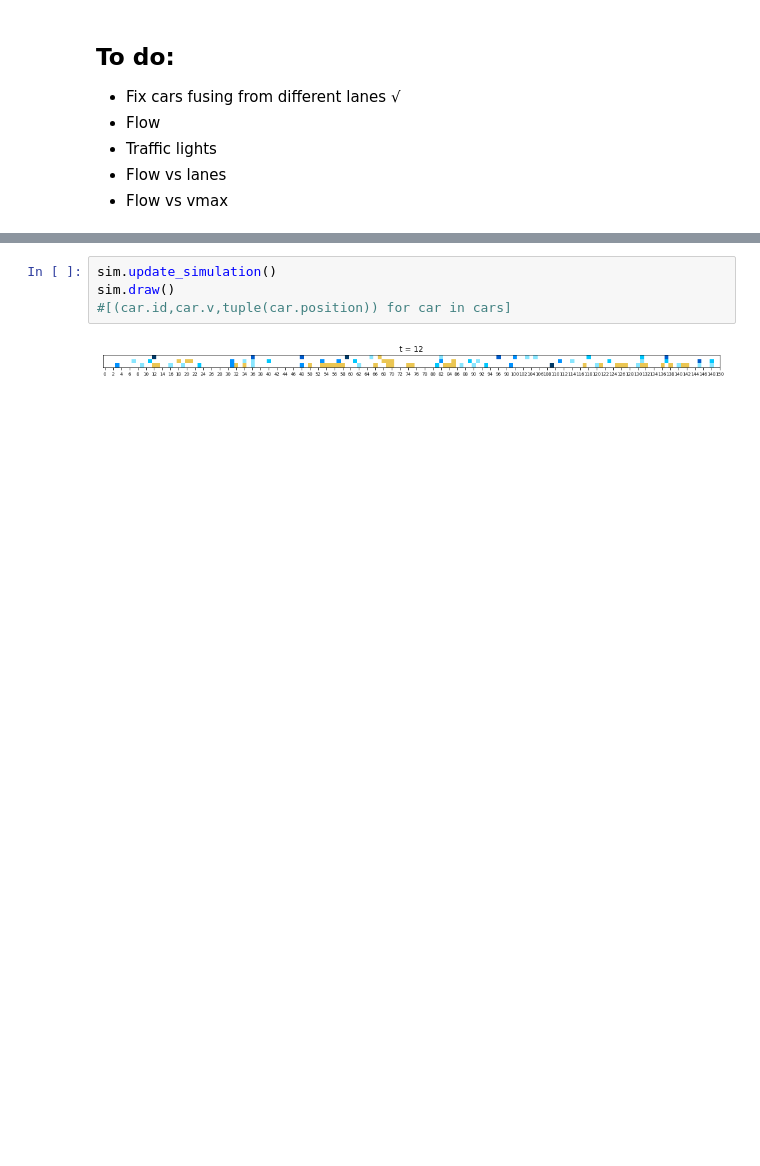
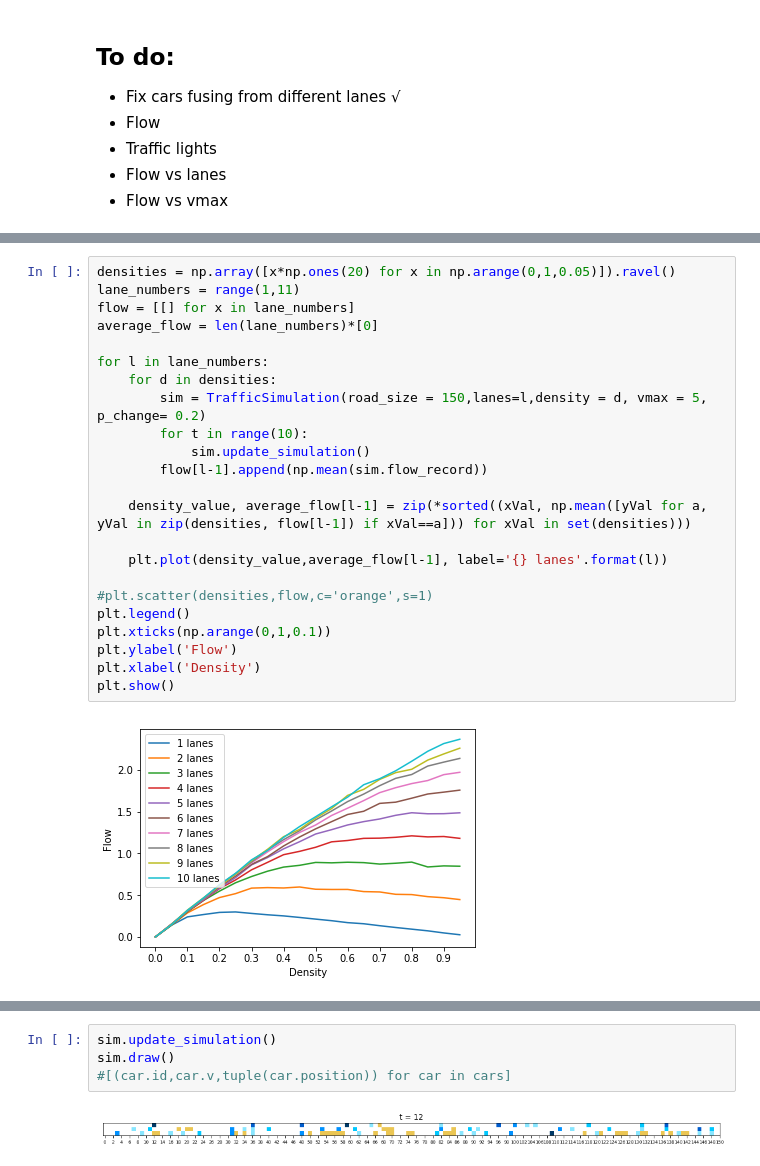
Before and after one commit to Ngort/CS166, a Jupyter notebook: MS_TrafficSimulation_2_lanes.ipynb, the cells around one changed output, grey strips where cells are left out. Cells and saved outputs as stored; diff of their text form; blank space fills up the shorter version.

Commit message:
Flow, minor adjustments

```diff
--- a/MS_TrafficSimulation_2_lanes.ipynb
+++ b/MS_TrafficSimulation_2_lanes.ipynb
@@ -313,0 +373,25 @@ ani.save('traffic2d_simulation.mp4',writer=writer)
+# %%
+densities = np.array([x*np.ones(20) for x in np.arange(0,1,0.05)]).ravel()
+lane_numbers = range(1,11)
+flow = [[] for x in lane_numbers]
+average_flow = len(lane_numbers)*[0]
+
+for l in lane_numbers:
+    for d in densities:
+        sim = TrafficSimulation(road_size = 150,lanes=l,density = d, vmax = 5, p_change= 0.2)
+        for t in range(10):
+            sim.update_simulation()
+        flow[l-1].append(np.mean(sim.flow_record))
+
+    density_value, average_flow[l-1] = zip(*sorted((xVal, np.mean([yVal for a, yVal in zip(densities, flow[l-1]) if xVal==a])) for xVal in set(densities)))
+
+    plt.plot(density_value,average_flow[l-1], label='{} lanes'.format(l))
+
+#plt.scatter(densities,flow,c='orange',s=1)
+plt.legend()
+plt.xticks(np.arange(0,1,0.1))
+plt.ylabel('Flow')
+plt.xlabel('Density')
+plt.show()
+# %% [output]
+[figure, added]
```
Also changed, not shown: parts of 19 cells of this notebook.
